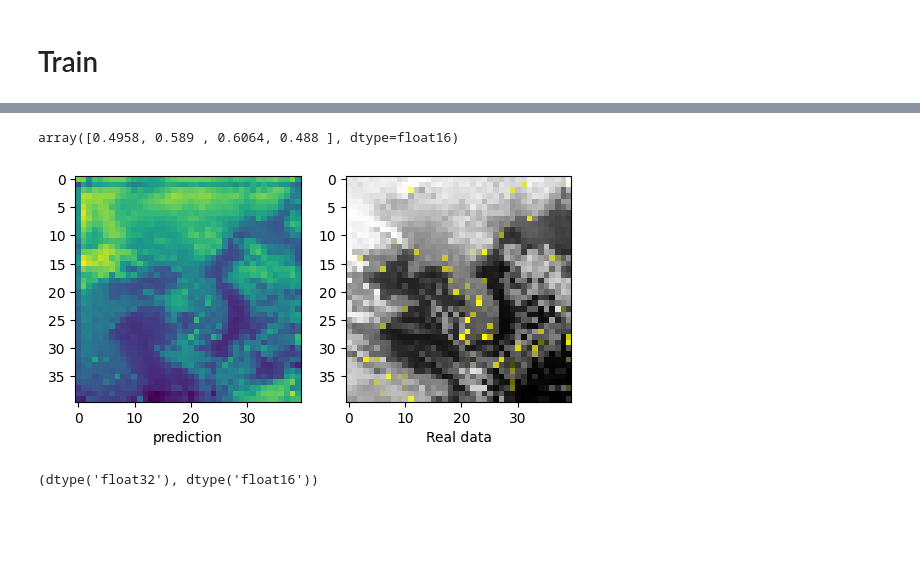
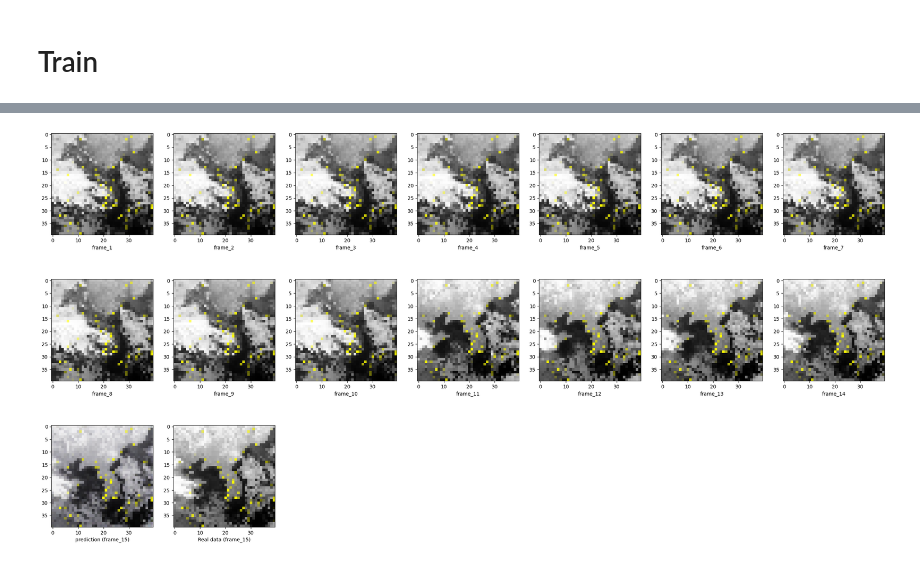
Before and after one commit to LOOPARAM/-Climate-Prediction-AI, a Jupyter notebook: Main/ClimateAI.ipynb, the cells around one changed output, grey strips where cells are left out. Cells and saved outputs as stored; diff of their text form; code cells hidden in the pictures; blank space fills up the shorter version.

```diff
--- a/Main/ClimateAI.ipynb
+++ b/Main/ClimateAI.ipynb
@@ -163,2 +111,2 @@ Epoch 5/5
 # %%
-loded_model = tf.keras.models.load_model("./ClimateAI-3.keras")
+loded_model = tf.keras.models.load_model("./ClimateAI-4.keras")
@@ -168,0 +113,4 @@ test = loded_model.predict(inputs)
+# %%
+test_data = inputs[:]
+predict = loded_model.predict(test_data)
+predict = predict.astype("float32")
@@ -173,8 +122,0 @@ test.shape, inputs.shape
-# %%
-plt.figure(figsize=(20, 8))
-
-for i in range(14):
-    plt.subplot(2, 7, i+1)
-    plt.imshow(inputs[0, i, :, :, :])  # 필요한 축만 선택해서 시각화
-    plt.axis('off')
-plt.show()
@@ -183,15 +122,0 @@ plt.show()
-# %%
-test[0][0][0][0][:]
-# %% [output]
-array([0.4958, 0.589 , 0.6064, 0.488 ], dtype=float16)
-# %%
-test = test.astype('float32')
-plt.subplot(1, 2, 1)
-plt.imshow(test[0, 0, :, :, 0])  # 필요한 축만 선택해서 시각화
-plt.xlabel("prediction")
-plt.subplot(1,2,2)
-plt.imshow(outputs[0,0,:,:,:])
-plt.xlabel("Real data")
-plt.show()
-# %% [output]
-[figure, removed]
@@ -200,4 +123,20 @@ test1 = test
-# %%
-inputs.dtype, test.dtype
-# %% [output]
-(dtype('float32'), dtype('float16'))
+# %%
+def show_result(select_time):
+    plt.figure(figsize=(30, 15))
+
+    for i in range(14):
+        plt.subplot(3, 7, i+1)
+        plt.imshow(test_data[select_time, i, :, :, :])
+        plt.xlabel(f"frame_{i+1}")
+
+    plt.subplot(3, 7, 15)
+    plt.imshow(predict[select_time, 0, :, :, :])
+    plt.xlabel("prediction (frame_15)")
+    plt.subplot(3,7,16)
+    plt.imshow(outputs[select_time,0,:,:,:])
+    plt.xlabel("Real data (frame_15)")
+    plt.show()
+# %%
+show_result(103)
+# %% [output]
+[figure, added]
```
Also changed, not shown: parts of 21 cells of this notebook, 2 other files.
